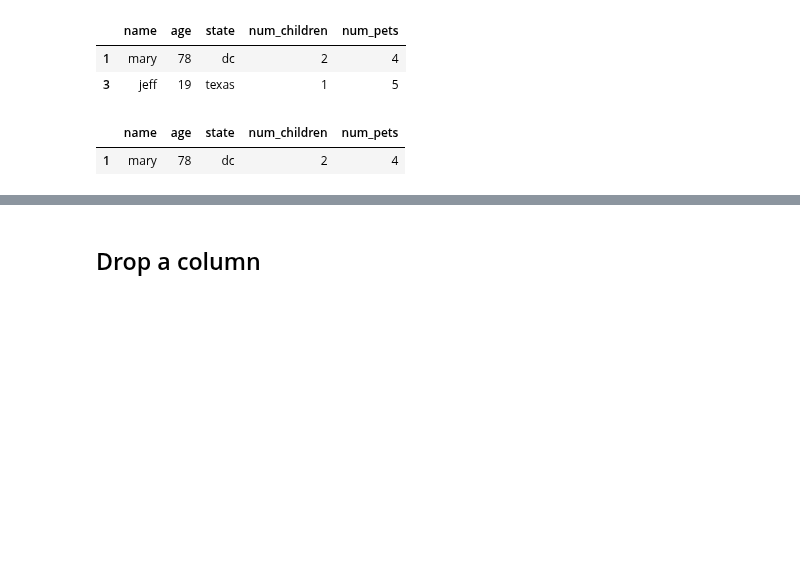
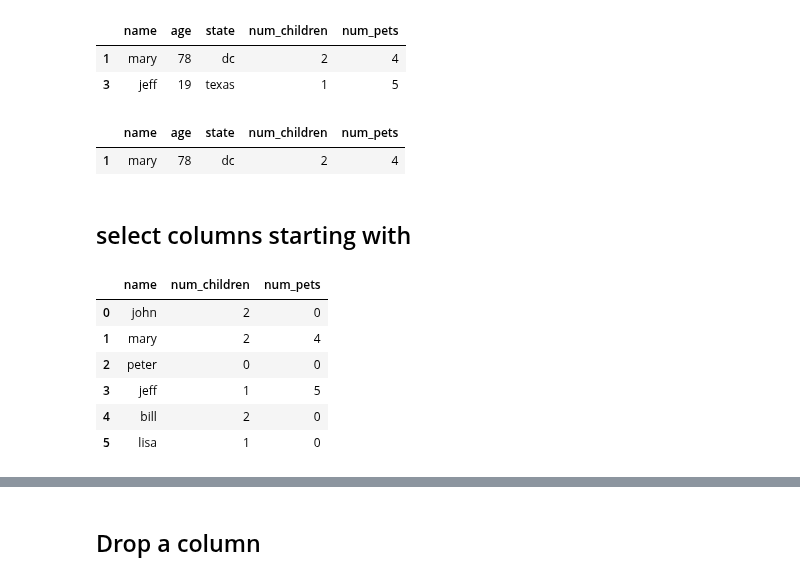
Before and after one commit to queirozfcom/python-sandbox, a Jupyter notebook: pandas-dataframe-by-example/sandbox.ipynb, the cells around one changed output, grey strips where cells are left out. Saved outputs shown, nothing was run; the diff lists cells and outputs as text; code cells hidden in the pictures; blank space fills up the shorter version.

```diff
--- a/pandas-dataframe-by-example/sandbox.ipynb
+++ b/pandas-dataframe-by-example/sandbox.ipynb
@@ -71,3 +71,15 @@ df[ (df["age"] > 40) & (df["num_pets"] > 0) ]
 # %% [output]
 |  | name | age | state | num_children | num_pets |
 | 1 | mary | 78 | dc | 2 | 4 |
+# %% [markdown]
+## select columns starting with
+# %%
+df[[colname for colname in df.columns if colname.startswith('n')]]
+# %% [output]
+|  | name | num_children | num_pets |
+| 0 | john | 2 | 0 |
+| 1 | mary | 2 | 4 |
+| 2 | peter | 0 | 0 |
+| 3 | jeff | 1 | 5 |
+| 4 | bill | 2 | 0 |
+| 5 | lisa | 1 | 0 |
```
Also changed, not shown: parts of 5 cells of this notebook.
